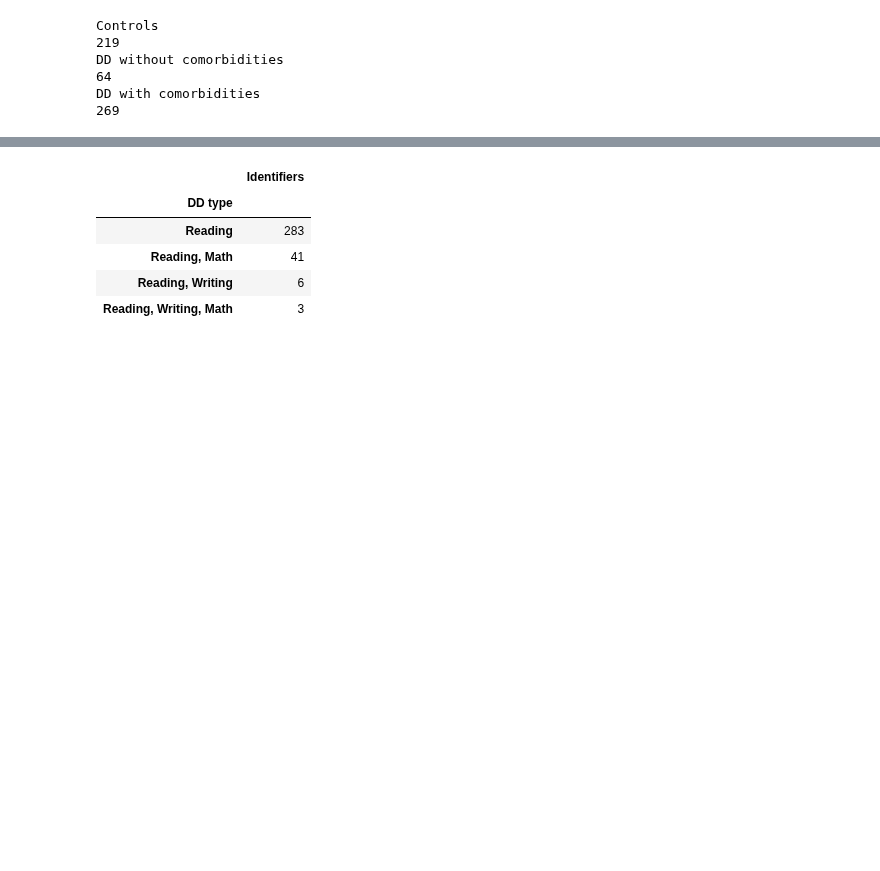
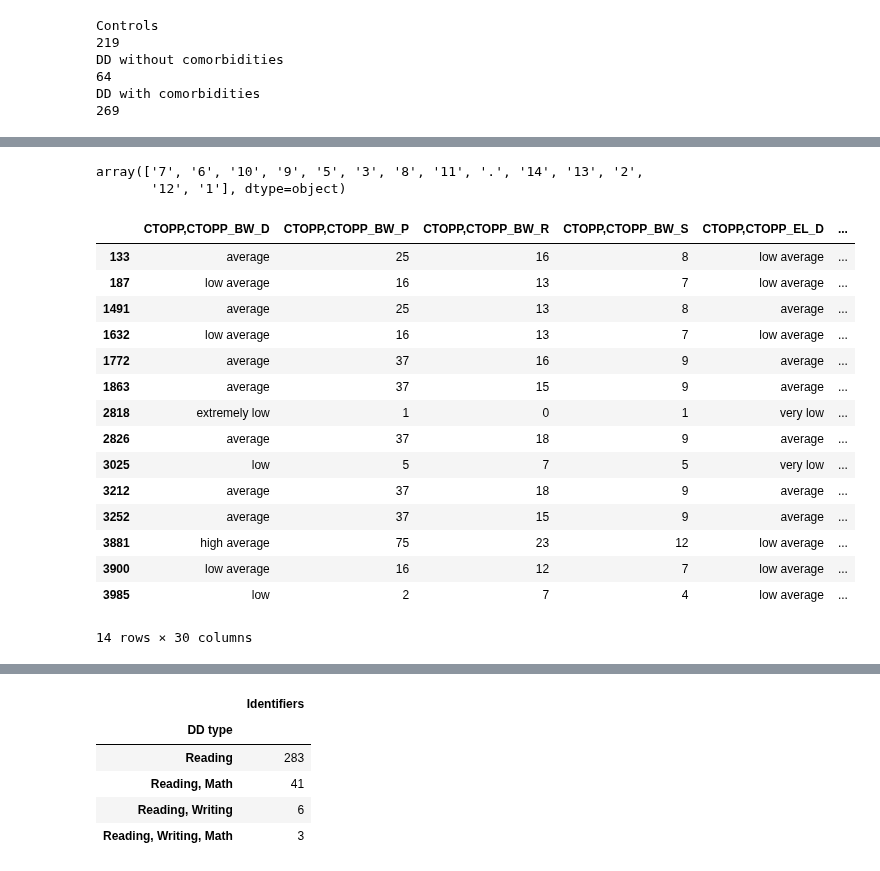
Before and after one commit to cristinarainich/Child-Mind-Institute-Project, a Jupyter notebook: Pheno_data.ipynb, the cells around one changed output, grey strips where cells are left out. Drawn from its saved outputs; the diff is of its cells as text; code cells hidden in the pictures; blank space fills up the shorter version.

```diff
--- a/Pheno_data.ipynb
+++ b/Pheno_data.ipynb
@@ -1675,0 +1716,51 @@ DD with comorbidities
+# %%
+reduced = data_filtered[(data_filtered['Basic_Demos,Age'] < 8) & (data_filtered['Status'] != 'control')][['CTOPP,CTOPP_BW_D', 'CTOPP,CTOPP_BW_P', 'CTOPP,CTOPP_BW_R',
+       'CTOPP,CTOPP_BW_S', 'CTOPP,CTOPP_EL_D', 'CTOPP,CTOPP_EL_P',
+       'CTOPP,CTOPP_EL_R', 'CTOPP,CTOPP_EL_S', 'CTOPP,CTOPP_NR_D',
+       'CTOPP,CTOPP_NR_P', 'CTOPP,CTOPP_NR_R', 'CTOPP,CTOPP_NR_S',
+       'CTOPP,CTOPP_RD_D', 'CTOPP,CTOPP_RD_P', 'CTOPP,CTOPP_RD_R',
+       'CTOPP,CTOPP_RD_S', 'CTOPP,CTOPP_RL_D', 'CTOPP,CTOPP_RL_P',
+       'CTOPP,CTOPP_RL_R', 'CTOPP,CTOPP_RL_S', 'CTOPP,CTOPP_RO_D',
+       'CTOPP,CTOPP_RO_P', 'CTOPP,CTOPP_RO_R', 'CTOPP,CTOPP_RO_S',
+       'CTOPP,CTOPP_RSN_Comp', 'CTOPP,CTOPP_RSN_D', 'CTOPP,CTOPP_RSN_P',
+       'CTOPP,CTOPP_RSN_Sum', 'EVT,EVT2_StandardScore', 'PPVT,PPVT4_StandardScore']]
+# %%
+names = ['CTOPP,CTOPP_BW_D', 'CTOPP,CTOPP_BW_P', 'CTOPP,CTOPP_BW_R',
+       'CTOPP,CTOPP_BW_S', 'CTOPP,CTOPP_EL_D', 'CTOPP,CTOPP_EL_P',
+       'CTOPP,CTOPP_EL_R', 'CTOPP,CTOPP_EL_S', 'CTOPP,CTOPP_NR_D',
+       'CTOPP,CTOPP_NR_P', 'CTOPP,CTOPP_NR_R', 'CTOPP,CTOPP_NR_S',
+       'CTOPP,CTOPP_RD_D', 'CTOPP,CTOPP_RD_P', 'CTOPP,CTOPP_RD_R',
+       'CTOPP,CTOPP_RD_S', 'CTOPP,CTOPP_RL_D', 'CTOPP,CTOPP_RL_P',
+       'CTOPP,CTOPP_RL_R', 'CTOPP,CTOPP_RL_S', 'CTOPP,CTOPP_RO_D',
+       'CTOPP,CTOPP_RO_P', 'CTOPP,CTOPP_RO_R', 'CTOPP,CTOPP_RO_S',
+       'CTOPP,CTOPP_RSN_Comp', 'CTOPP,CTOPP_RSN_D', 'CTOPP,CTOPP_RSN_P',
+       'CTOPP,CTOPP_RSN_Sum']
+for name in names:
+  reduced[name] = reduced[name].fillna('.')
+# %%
+reduced['CTOPP,CTOPP_RL_S'].unique()
+# %% [output]
+array(['7', '6', '10', '9', '5', '3', '8', '11', '.', '14', '13', '2',
+       '12', '1'], dtype=object)
+# %%
+reduced[(reduced['CTOPP,CTOPP_RD_D'] != '.') &
+        (reduced['CTOPP,CTOPP_RL_D'] != '.') &
+        (reduced['CTOPP,CTOPP_RO_D'] != '.') &
+        (reduced['CTOPP,CTOPP_RSN_D'] != '.')]
+# %% [output]
+|  | CTOPP,CTOPP_BW_D | CTOPP,CTOPP_BW_P | CTOPP,CTOPP_BW_R | CTOPP,CTOPP_BW_S | CTOPP,CTOPP_EL_D | ... |
+| 133 | average | 25 | 16 | 8 | low average | ... |
+| 187 | low average | 16 | 13 | 7 | low average | ... |
+| 1491 | average | 25 | 13 | 8 | average | ... |
+| 1632 | low average | 16 | 13 | 7 | low average | ... |
+| 1772 | average | 37 | 16 | 9 | average | ... |
+| 1863 | average | 37 | 15 | 9 | average | ... |
+| 2818 | extremely low | 1 | 0 | 1 | very low | ... |
+| 2826 | average | 37 | 18 | 9 | average | ... |
+| 3025 | low | 5 | 7 | 5 | very low | ... |
+| 3212 | average | 37 | 18 | 9 | average | ... |
+| 3252 | average | 37 | 15 | 9 | average | ... |
+| 3881 | high average | 75 | 23 | 12 | low average | ... |
+| 3900 | low average | 16 | 12 | 7 | low average | ... |
+| 3985 | low | 2 | 7 | 4 | low average | ... |
+14 rows × 30 columns
```
Also changed, not shown: parts of 16 cells of this notebook.
